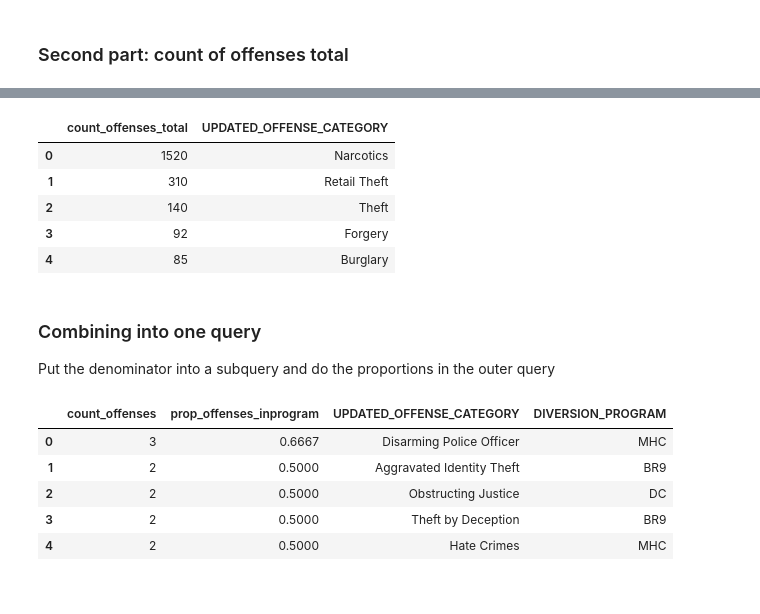
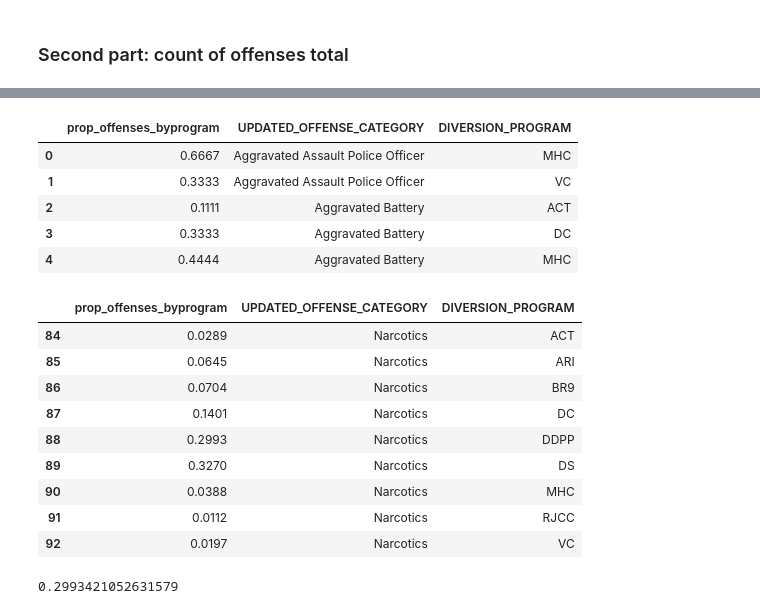
Before and after one commit to rebeccajohnson88/qss20_slides_activities, a Jupyter notebook: activities/w22_activities/solutions/10_SQL_examplecode.ipynb, the cells around one changed output, grey strips where cells are left out. Drawn from its saved outputs; the diff is of its cells as text; code cells hidden in the pictures.

```diff
--- a/activities/w22_activities/solutions/10_SQL_examplecode.ipynb
+++ b/activities/w22_activities/solutions/10_SQL_examplecode.ipynb
@@ -539,14 +598,2 @@ order by count_offenses_total desc
 # %%
-c = pd.read_sql_query(offenses_total, cnx)
-c.head()
+cd_prop = pd.read_sql_query(offenses_prop, cnx)
-# %% [output]
-|  | count_offenses_total | UPDATED_OFFENSE_CATEGORY |
-| 0 | 1520 | Narcotics |
-| 1 | 310 | Retail Theft |
-| 2 | 140 | Theft |
-| 3 | 92 | Forgery |
-| 4 | 85 | Burglary |
-# %% [markdown]
-### Combining into one query
-
-Put the denominator into a subquery and do the proportions in the outer query
@@ -572,11 +600,27 @@ order by prop_offenses_inprogram desc
-# %%
-cd_prop = pd.read_sql_query(offenses_prop, cnx)
-
-cd_prop.head()
-# %% [output]
-|  | count_offenses | prop_offenses_inprogram | UPDATED_OFFENSE_CATEGORY | DIVERSION_PROGRAM |
-| 0 | 3 | 0.6667 | Disarming Police Officer | MHC |
-| 1 | 2 | 0.5000 | Aggravated Identity Theft | BR9 |
-| 2 | 2 | 0.5000 | Obstructing Justice | DC |
-| 3 | 2 | 0.5000 | Theft by Deception | BR9 |
-| 4 | 2 | 0.5000 | Hate Crimes | MHC |
+# %%
+cd_prop.head()
+cd_prop[cd_prop.UPDATED_OFFENSE_CATEGORY == "Narcotics"]
+
+## confirm with above counts- see ddpp matches up! :)
+prop_ddpp = cp.count_offenses_byprogram[(cp.UPDATED_OFFENSE_CATEGORY == "Narcotics") &
+                                       (cp.DIVERSION_PROGRAM == "DDPP")].iloc[0]/ \
+            c.count_offenses_total[c.UPDATED_OFFENSE_CATEGORY == "Narcotics"].iloc[0]
+prop_ddpp
+# %% [output]
+|  | prop_offenses_byprogram | UPDATED_OFFENSE_CATEGORY | DIVERSION_PROGRAM |
+| 0 | 0.6667 | Aggravated Assault Police Officer | MHC |
+| 1 | 0.3333 | Aggravated Assault Police Officer | VC |
+| 2 | 0.1111 | Aggravated Battery | ACT |
+| 3 | 0.3333 | Aggravated Battery | DC |
+| 4 | 0.4444 | Aggravated Battery | MHC |
+|  | prop_offenses_byprogram | UPDATED_OFFENSE_CATEGORY | DIVERSION_PROGRAM |
+| 84 | 0.0289 | Narcotics | ACT |
+| 85 | 0.0645 | Narcotics | ARI |
+| 86 | 0.0704 | Narcotics | BR9 |
+| 87 | 0.1401 | Narcotics | DC |
+| 88 | 0.2993 | Narcotics | DDPP |
+| 89 | 0.3270 | Narcotics | DS |
+| 90 | 0.0388 | Narcotics | MHC |
+| 91 | 0.0112 | Narcotics | RJCC |
+| 92 | 0.0197 | Narcotics | VC |
+0.2993421052631579
```
Also changed, not shown: parts of 15 cells of this notebook, 1 other file.
